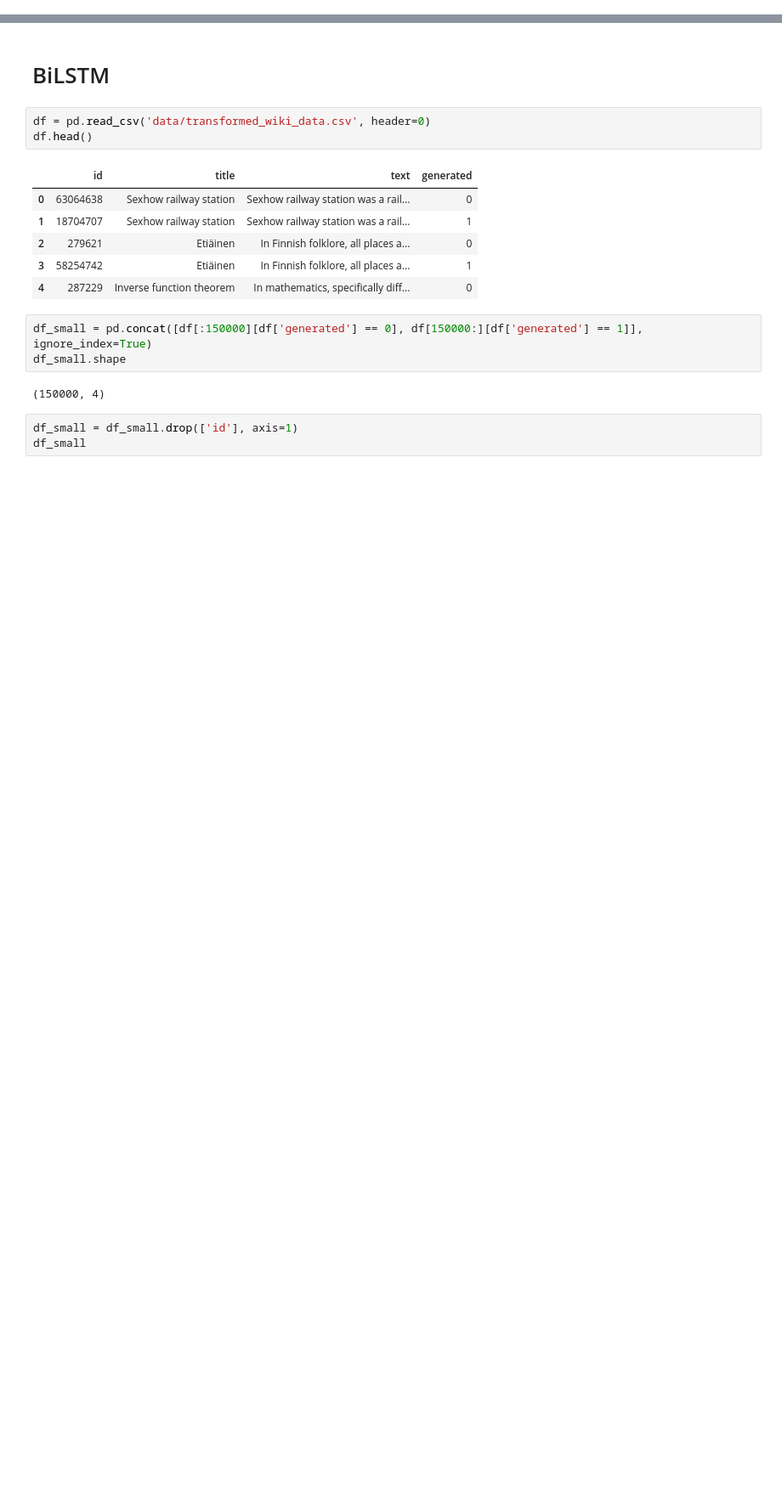
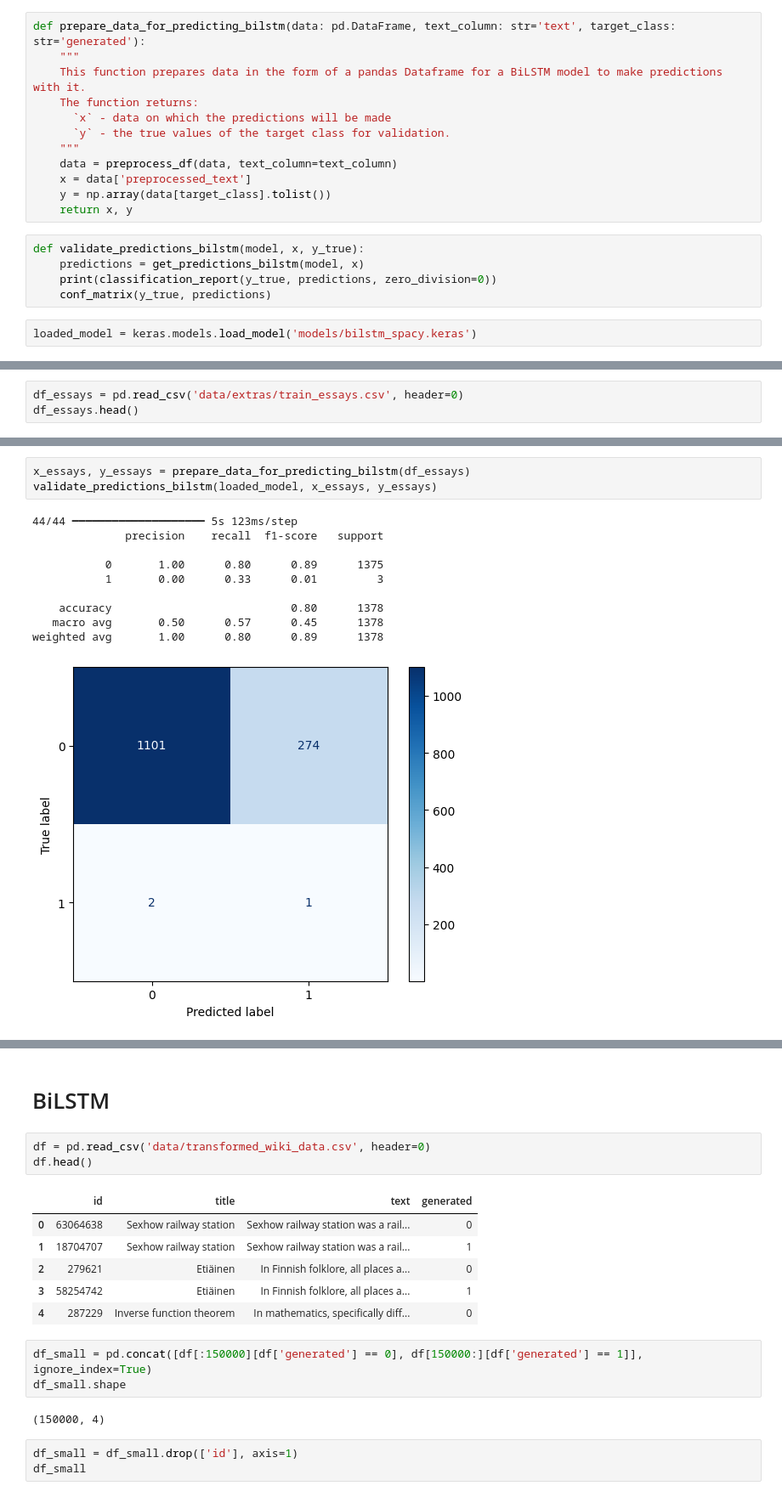
Before and after one commit to mariafain/masters-thesis, a Jupyter notebook: playground.ipynb, the cells around one changed output, grey strips where cells are left out. Shown at 85% size. Saved outputs shown, nothing was run; the diff lists cells and outputs as text; blank space fills up the shorter version.

Commit message:
New trained BiLSTM and BERT, new RoBERTa architecture

```diff
--- a/playground.ipynb
+++ b/playground.ipynb
@@ -21,0 +245,19 @@ To enable the following instructions: AVX2 FMA, in other operations, rebuild Ten
+# %%
+def prepare_data_for_predicting_bilstm(data: pd.DataFrame, text_column: str='text', target_class: str='generated'):
+    """
+    This function prepares data in the form of a pandas Dataframe for a BiLSTM model to make predictions with it.
+    The function returns:
+      `x` - data on which the predictions will be made
+      `y` - the true values of the target class for validation.
+    """
+    data = preprocess_df(data, text_column=text_column)
+    x = data['preprocessed_text']
+    y = np.array(data[target_class].tolist())
+    return x, y
+# %%
+def validate_predictions_bilstm(model, x, y_true):
+    predictions = get_predictions_bilstm(model, x)
+    print(classification_report(y_true, predictions, zero_division=0))
+    conf_matrix(y_true, predictions)
+# %%
+loaded_model = keras.models.load_model('models/bilstm_spacy.keras')
@@ -21,0 +272,3 @@ To enable the following instructions: AVX2 FMA, in other operations, rebuild Ten
+# %%
+df_essays = pd.read_csv('data/extras/train_essays.csv', header=0)
+df_essays.head()
@@ -21,0 +282,14 @@ To enable the following instructions: AVX2 FMA, in other operations, rebuild Ten
+# %%
+x_essays, y_essays = prepare_data_for_predicting_bilstm(df_essays)
+validate_predictions_bilstm(loaded_model, x_essays, y_essays)
+# %% [output]
+44/44 ━━━━━━━━━━━━━━━━━━━━ 5s 123ms/step
+              precision    recall  f1-score   support
+
+           0       1.00      0.80      0.89      1375
+           1       0.00      0.33      0.01         3
+
+    accuracy                           0.80      1378
+   macro avg       0.50      0.57      0.45      1378
+weighted avg       1.00      0.80      0.89      1378
+[figure, added]
```
Also changed, not shown: parts of 54 cells of this notebook, 9 other files.
